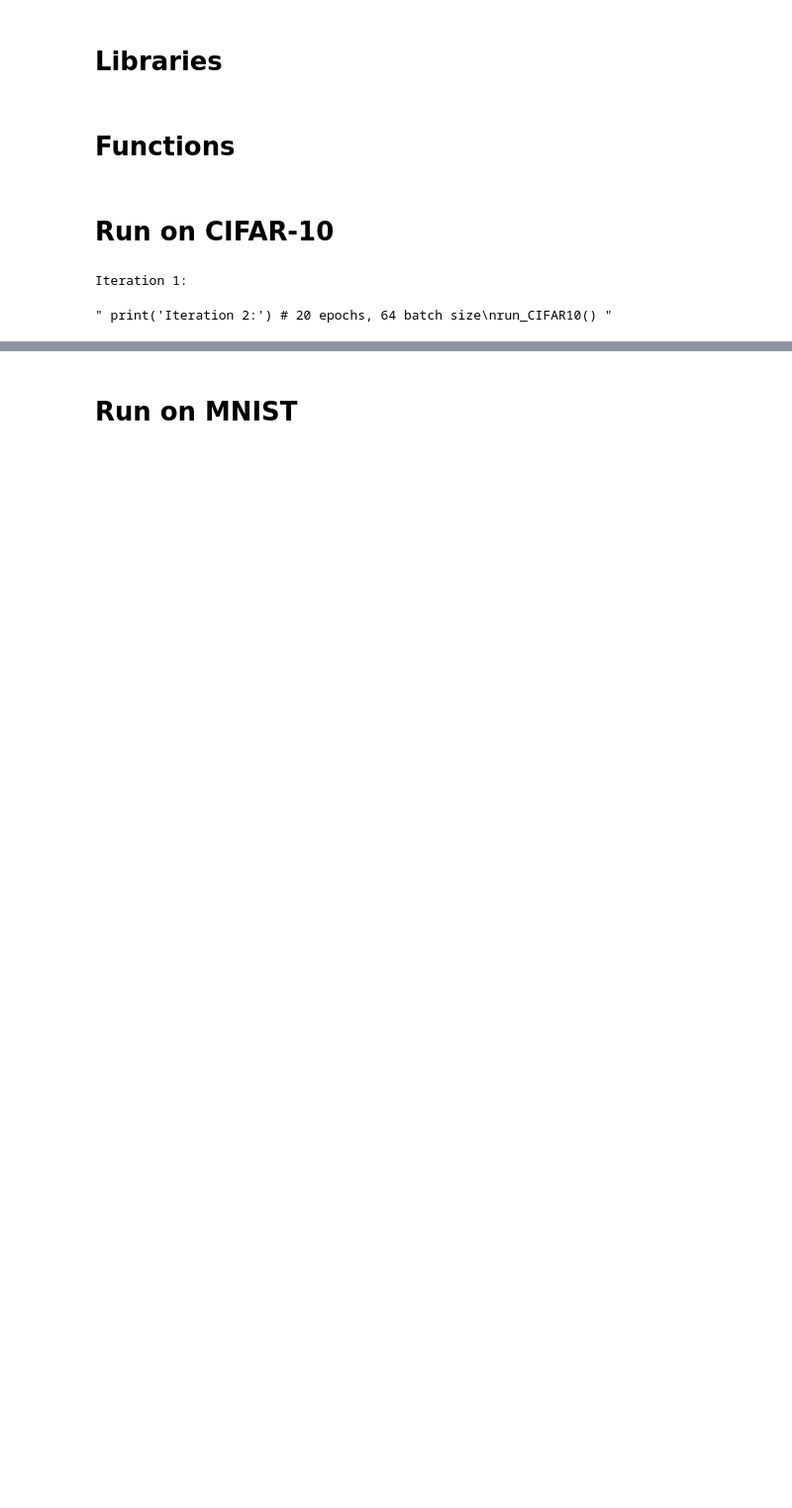
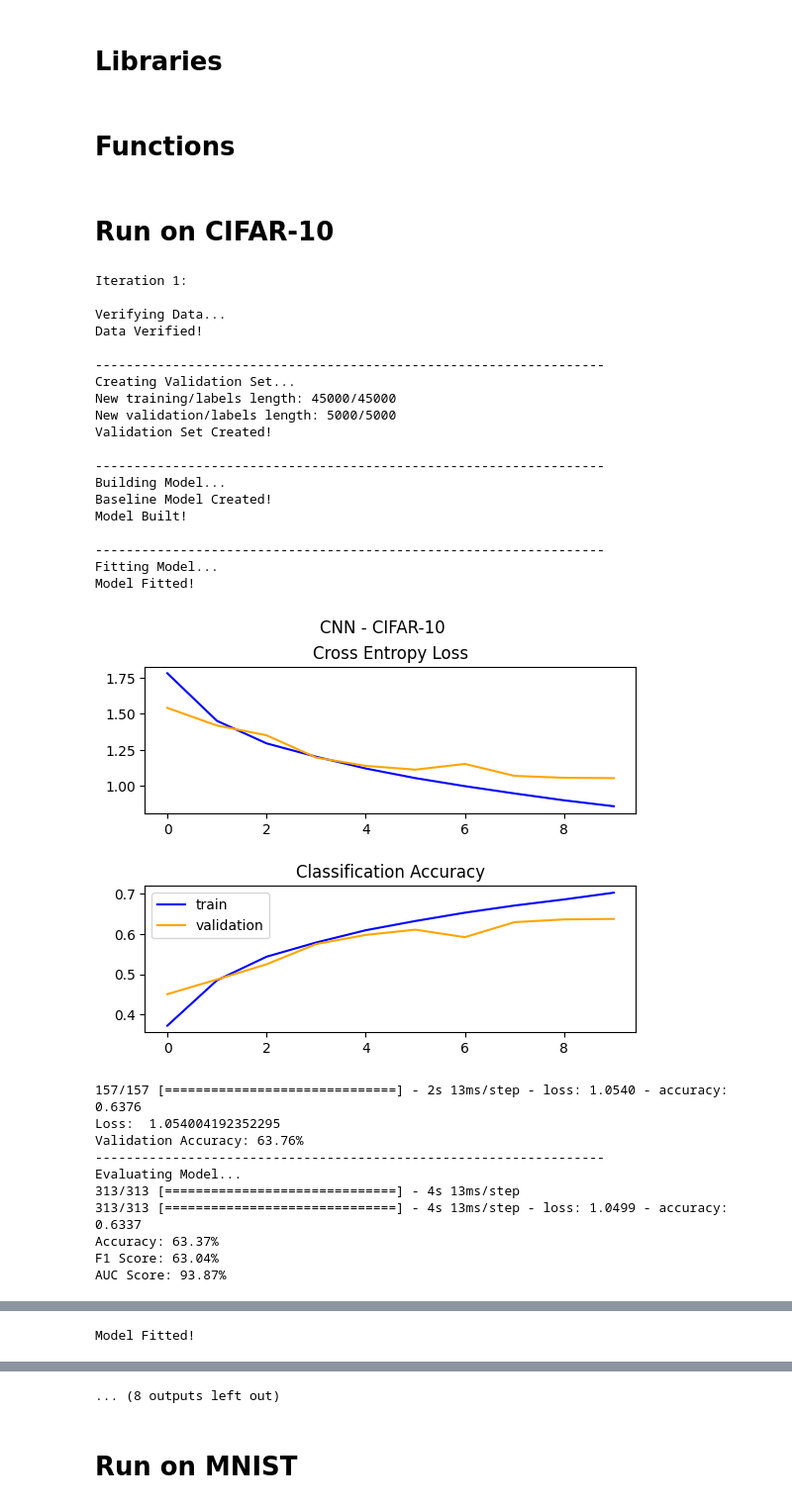
Before and after one commit to lin-shuang/cnn-classification, a Jupyter notebook: cnn.ipynb, the cells around one changed output, grey strips where cells are left out. Shown at 99% size. Cells and saved outputs as stored; diff of their text form; code cells hidden in the pictures; blank space fills up the shorter version.

Commit message:
All models classification complete

```diff
--- a/cnn.ipynb
+++ b/cnn.ipynb
@@ -159,7 +159,8 @@ def build_model_CNN_baseline(shape, labels_size):
     model.compile(optimizer=opt, loss='categorical_crossentropy', metrics=['accuracy'])
 
     # show summary
-    model.summary()
+    print("Baseline Model Created!")
+    #model.summary()
     return model
 # %%
 # (shape of the data, and the number of labels)
@@ -258,12 +260,12 @@ def normalize_Cho(df):
 # %% [markdown]
 # Run on CIFAR-10
 # %%
-def run_CIFAR10(epoch, batch):
+def run_CIFAR10(epoch, batch, iteration):
     (train_data, train_labels), (test_data, test_labels) = load_CIFAR10()
 
     print("\nVerifying Data...")
 
-    verify_CIFAR(train_data, train_labels)
+    #verify_CIFAR(train_data, train_labels)
 
     print("Data Verified!\n")
     print("------------------------------------------------------------------")
@@ -275,7 +277,10 @@ def run_CIFAR10(epoch, batch):
     print("------------------------------------------------------------------")
     print("Building Model...")
 
-    model_CIFAR = build_model_CNN_tuned((32, 32, 3), 10)
+    if (iteration > 1):
+        model_CIFAR = build_model_CNN_tuned((32, 32, 3), 10)
+    else:
+        model_CIFAR = build_model_CNN_baseline((32, 32, 3), 10)
 
     print("Model Built!\n")
     print("------------------------------------------------------------------")
@@ -285,40 +290,85 @@ def run_CIFAR10(epoch, batch):
 
     print("Model Fitted!\n")
 
     # show learning curves
     show_diagnostics(history_CIFAR10, "CIFAR-10", "validation")
 
+    # evaluate model
+    test_loss, test_acc = model_CIFAR.evaluate(validation_data,  validation_labels)
+    print("Loss: ", test_loss)
+    print(f"Validation Accuracy: {test_acc :.2%}") # 45.07%
+
     print("------------------------------------------------------------------")
     print("Evaluating Model...")
 
-    # evaluate model
-    test_loss, test_acc = model_CIFAR.evaluate(test_data,  test_labels)
-    print("Loss: ", test_loss)
-    print(f"Accuracy: {test_acc :.2%}") # 45.07%
-
     # make prediction of test set
     pred_labels = model_CIFAR.predict(test_data)
+    df_pred = np.argmax(pred_labels, axis=1)
+    df_test = np.argmax(test_labels, axis=1)
+
+    # evaluate model
+    _, acc = model_CIFAR.evaluate(test_data,  test_labels)
+    f1 = f1_score(df_test, df_pred, average='macro')
+    auc = roc_auc_score(df_test, pred_labels, multi_class='ovo')
+
+    print(f"Accuracy: {acc :.2%}")
+    print(f"F1 Score: {f1 :.2%}")
+    print(f"AUC Score: {auc :.2%}")
 
     # visualize first 9 images in test set with their predicted and true labels
     class_names = ['airplane', 'automobile', 'bird', 'cat', 'deer',
                'dog', 'frog', 'horse', 'ship', 'truck']
     fig, axs = plt.subplots(3, 3, figsize=(10, 10))
     for i, ax in enumerate(axs.flat):
         ax.imshow(test_data[i])
         ax.set_xticks([])
         ax.set_yticks([])
         index = np.argmax(test_labels[i]).astype(int) # needed after one-hot encoding
         ax.set_title("Ground Truth: {}\nPredicted: {}".format(class_names[index], class_names[np.argmax(pred_labels[i])]))
     plt.show()
 
     print("\nRun Complete!\n")
     return
 
-print('Iteration 1:') # 10 epochs, 64 batch size
-#run_CIFAR10(2, 64) #debug
+print('Iteration 1:')
+run_CIFAR10(10, 64, 1)
 
-""" print('Iteration 2:') # 20 epochs, 64 batch size
-run_CIFAR10() """
+print('Iteration 2:')
+run_CIFAR10(10, 64, 2)
+
+print('Iteration 3:')
+run_CIFAR10(20, 64, 3)
+
+print('Iteration 4:')
+run_CIFAR10(20, 100, 4)
 # %% [output]
 Iteration 1:
+
+Verifying Data...
+Data Verified!
+
+------------------------------------------------------------------
+Creating Validation Set...
+New training/labels length: 45000/45000
+New validation/labels length: 5000/5000
+Validation Set Created!
+
+------------------------------------------------------------------
+Building Model...
+Baseline Model Created!
+Model Built!
+
+------------------------------------------------------------------
+Fitting Model...
+Model Fitted!
+[figure, added]
-" print('Iteration 2:') # 20 epochs, 64 batch size\nrun_CIFAR10() "
+157/157 [==============================] - 2s 13ms/step - loss: 1.0540 - accuracy: 0.6376
+Loss:  1.054004192352295
+Validation Accuracy: 63.76%
+------------------------------------------------------------------
+Evaluating Model...
+313/313 [==============================] - 4s 13ms/step
+313/313 [==============================] - 4s 13ms/step - loss: 1.0499 - accuracy: 0.6337
+Accuracy: 63.37%
+F1 Score: 63.04%
+AUC Score: 93.87%
@@ -324,0 +429 @@ Iteration 1:
+Model Fitted!
@@ -325,3 +431,4 @@ Iteration 1:
+... (8 outputs left out)
 # %% [markdown]
 # Run on MNIST
 # %%
```
Also changed, not shown: parts of 6 cells of this notebook.
